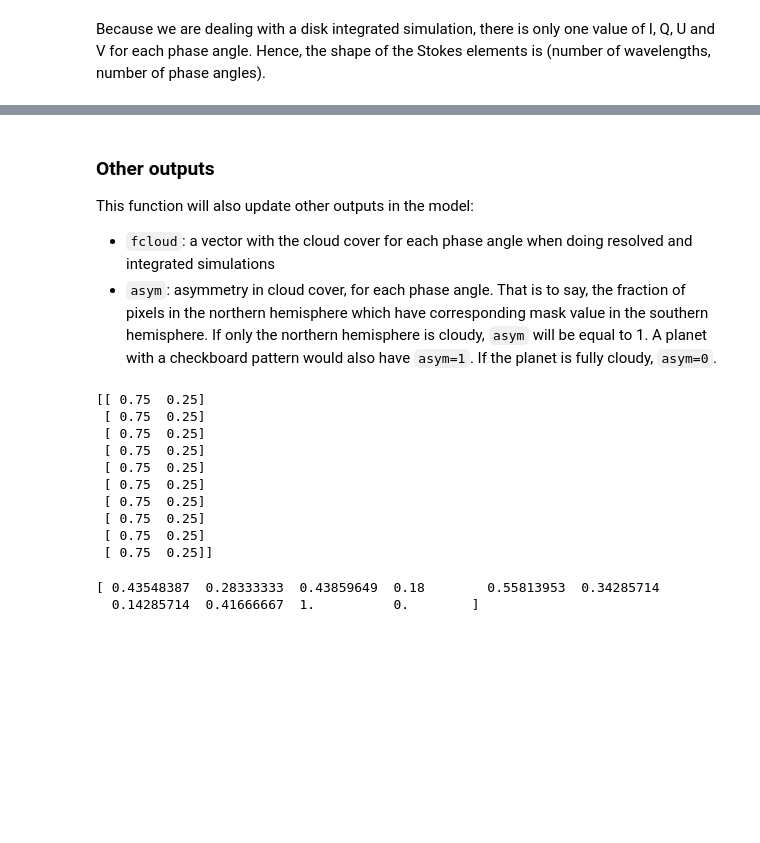
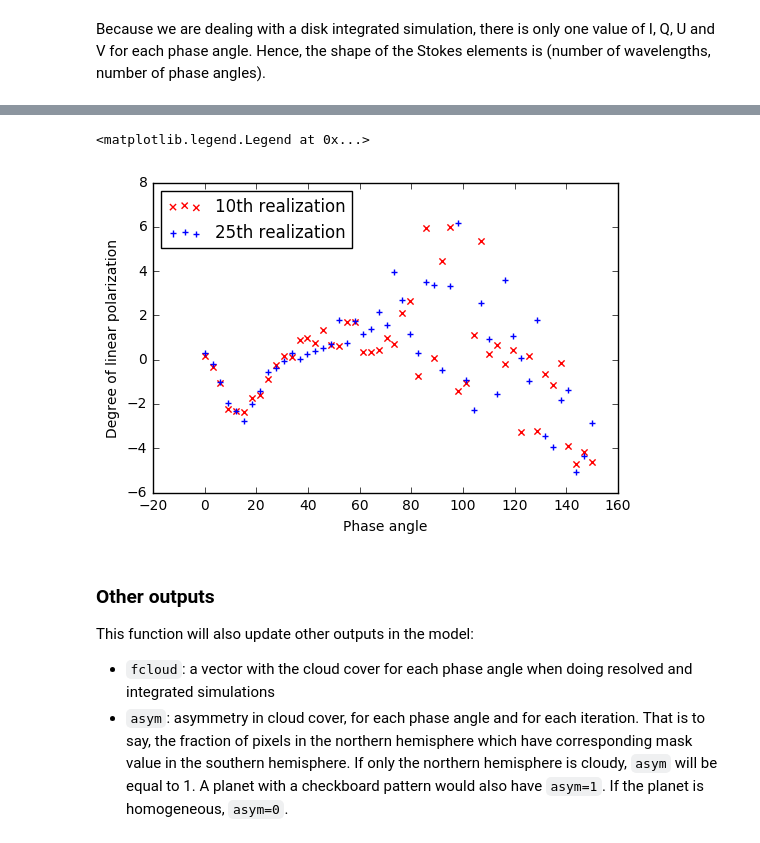
Before and after one commit to gouravmahapatra/pymiedap, a Jupyter notebook: pymiedap_tutorial.ipynb, the cells around one changed output, grey strips where cells are left out. Drawn from its saved outputs; the diff is of its cells as text; code cells hidden in the pictures; blank space fills up the shorter version.

Commit message:
Updates on the tuto notebook
Added missing masks
fixed some docstrings
new examples

```diff
--- a/pymiedap_tutorial.ipynb
+++ b/pymiedap_tutorial.ipynb
@@ -792,25 +831,17 @@ mpl.legend()
+# %%
+mpl.scatter(model.phase,100*model.Pqall[0,:,10], c='r', marker='x', label='10th realization')
+mpl.scatter(model.phase,100*model.Pqall[0,:,25], c='b', marker='+', label='25th realization')
+
+mpl.xlabel('Phase angle')
+mpl.ylabel('Degree of linear polarization')
+mpl.legend(loc='upper left')
+# %% [output]
+<matplotlib.legend.Legend at 0x...>
+[figure, added]
 # %% [markdown]
 ### Other outputs
 
 This function will also update other outputs in the model:
 
 * `fcloud`: a vector with the cloud cover for each phase angle when doing resolved and integrated simulations
-* `asym`: asymmetry in cloud cover, for each phase angle. That is to say, the fraction of pixels in the northern hemisphere which have corresponding mask value in the southern hemisphere. If only the northern hemisphere is cloudy, `asym` will be equal to 1. A planet with a checkboard pattern would also have `asym=1`. If the planet is fully cloudy, `asym=0`.
+* `asym`: asymmetry in cloud cover, for each phase angle and for each iteration. That is to say, the fraction of pixels in the northern hemisphere which have corresponding mask value in the southern hemisphere. If only the northern hemisphere is cloudy, `asym` will be equal to 1. A planet with a checkboard pattern would also have `asym=1`. If the planet is homogeneous, `asym=0`.
-# %%
-print(model.fcloud)
-# %% [output]
-[[ 0.75  0.25]
- [ 0.75  0.25]
- [ 0.75  0.25]
- [ 0.75  0.25]
- [ 0.75  0.25]
- [ 0.75  0.25]
- [ 0.75  0.25]
- [ 0.75  0.25]
- [ 0.75  0.25]
- [ 0.75  0.25]]
-# %%
-print(model.asym)
-# %% [output]
-[ 0.43548387  0.28333333  0.43859649  0.18        0.55813953  0.34285714
-  0.14285714  0.41666667  1.          0.        ]
```
Also changed, not shown: parts of 29 cells of this notebook.
